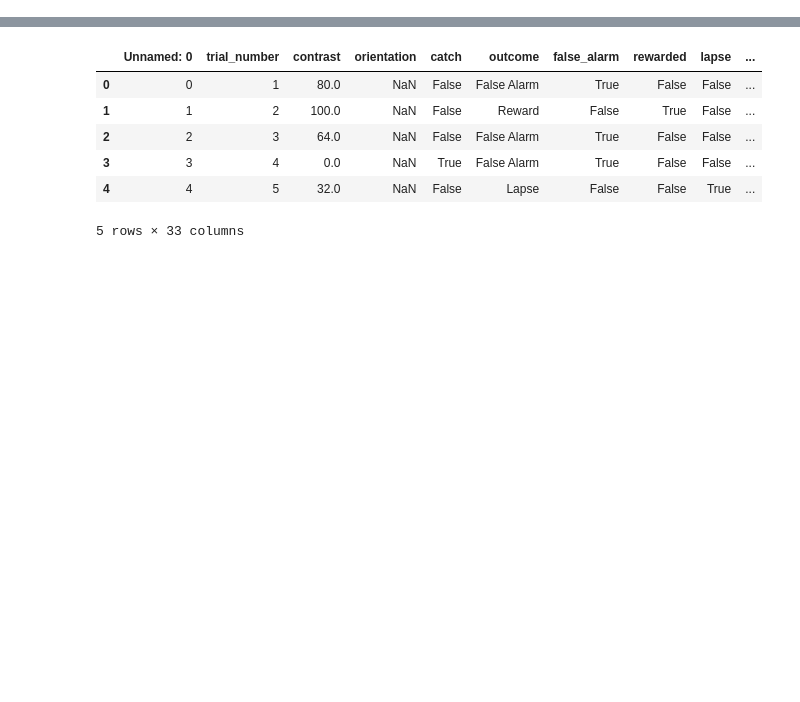
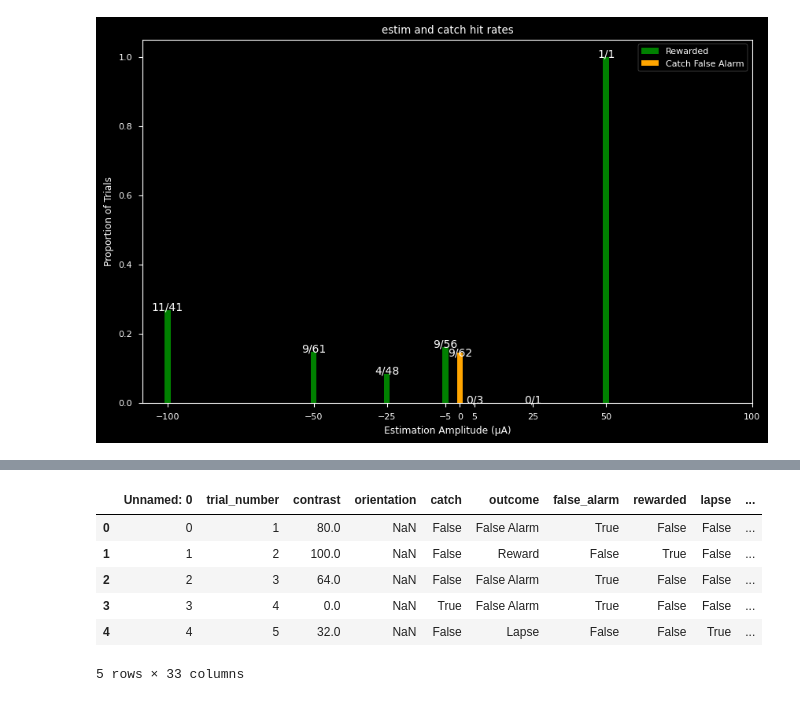
Before and after one commit to denmanlab/mouse_behavior, a Jupyter notebook: plotting_testing.ipynb, the cells around one changed output, grey strips where cells are left out. Cells and saved outputs as stored; diff of their text form; code cells hidden in the pictures; blank space fills up the shorter version.

```diff
--- a/plotting_testing.ipynb
+++ b/plotting_testing.ipynb
@@ -6,0 +87,5 @@ import os
+# %%
+grouped_estim = estim_session.groupby('estim_amp').agg({
+    'rewarded': 'sum',  # Counting True values for rewarded
+    'lapse': 'sum'
+}).reset_index()
@@ -6,0 +103,59 @@ import os
+# %%
+import pandas as pd
+import numpy as np
+import matplotlib.pyplot as plt
+
+def plot_estim_and_catch_trial_hitrates(ax, df):
+    """
+    Plot the normalized 'rewarded' and 'Catch False Alarm' (Catch FA) rates for 'estim' and 'catch' trials,
+    including text annotations for the ratio of 'rewarded' to 'total' trials.
+
+    Args:
+    ax (matplotlib.axes.Axes): The axes object where the plot will be drawn.
+    df (pandas.DataFrame): The dataframe containing trial data.
+    """
+    # Filtering for 'estim' task and summarizing counts
+    estim_session = df[df['task'] == 'estim']
+    grouped_estim = estim_session.groupby('estim_amp').agg({
+        'rewarded': 'sum',  # Counting True values for rewarded
+        'lapse': 'sum',
+    }).reset_index()
+    grouped_estim['total'] = grouped_estim['rewarded'] + grouped_estim['lapse']
+
+
+    # Normalizing rewarded rate
+    grouped_estim['norm_rewarded'] = grouped_estim['rewarded'] / grouped_estim['total']
+
+    # Filtering for 'catch' sessions and counting Catch FA outcomes
+    catch_session = df[df['contrast'] == 0]
+    catch_FAs = (catch_session['outcome'] == 'Catch False Alarm').sum()
+    total_catch = catch_FAs + (catch_session['catch_lapse'] == True).sum()
+
+    # Normalizing Catch FA rate
+    norm_catch_FA = catch_FAs / total_catch
+
+    # Plotting 'estim' trials for rewarded
+    bars = ax.bar(grouped_estim['estim_amp'], grouped_estim['norm_rewarded'], label='Rewarded', color='green', width=2)
+
+    # Adding 'catch' trial results at an amplitude of 0 for visual separation
+    ax.bar(0, norm_catch_FA, label='Catch False Alarm', color='orange', width=2)
+
+    # Annotating counts on the bars as 'rewarded/total'
+    for rect, rewarded, total in zip(bars, grouped_estim['rewarded'], grouped_estim['total']):
+        ax.text(rect.get_x() + rect.get_width() / 2, rect.get_height(), f'{rewarded}/{total}', ha='center', va='baseline')
+
+    # Annotating Catch FA count at amplitude 0
+    ax.text(0, norm_catch_FA, f'{catch_FAs}/{total_catch}', ha='center', va='center', color='white')
+
+    # Setting chart titles and labels
+    ax.set_title('estim and catch hit rates')
+    ax.set_xlabel('Estimation Amplitude (µA)')
+    ax.set_xticks([-100, -50, -25,-5, 0, 5, 25, 50, 100])
+    ax.set_ylabel('Proportion of Trials')
+    ax.legend()
+
+# Example usage:
+fig, ax = plt.subplots(figsize=(10, 6))
+plot_estim_and_catch_trial_hitrates(ax, new_df)  # Assuming new_df is already defined in your environment
+# %% [output]
+[figure, added]
```
Also changed, not shown: parts of 28 cells of this notebook, 1 other file.
